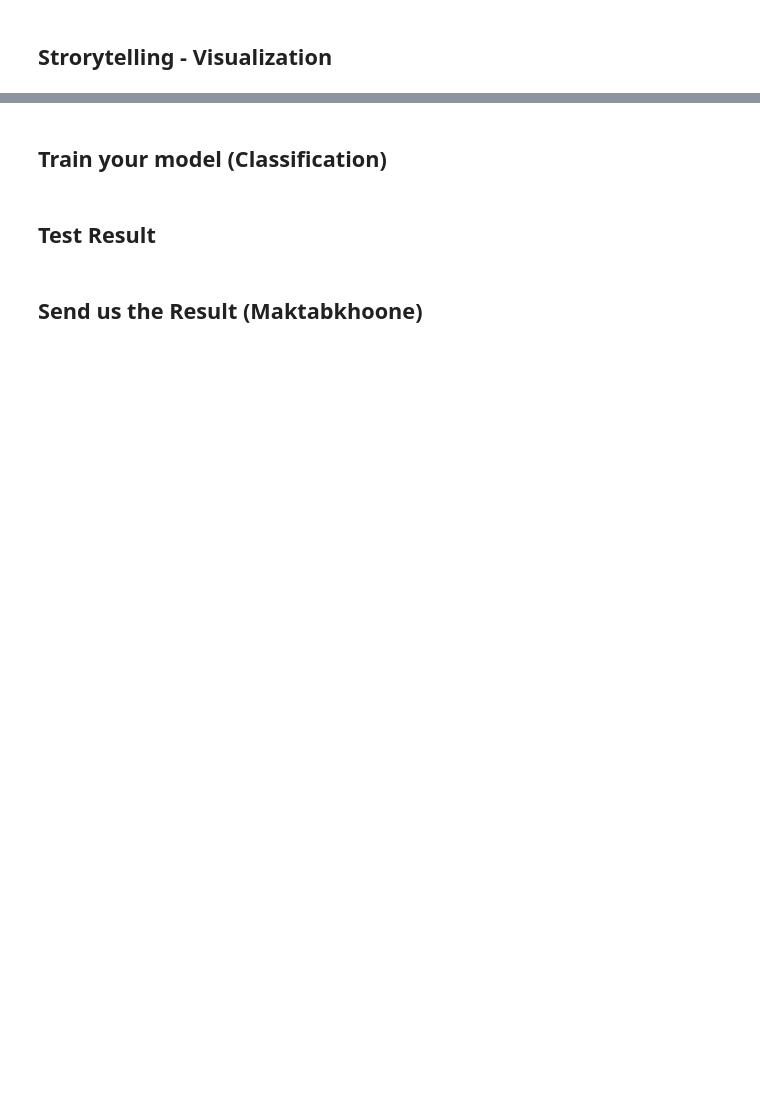
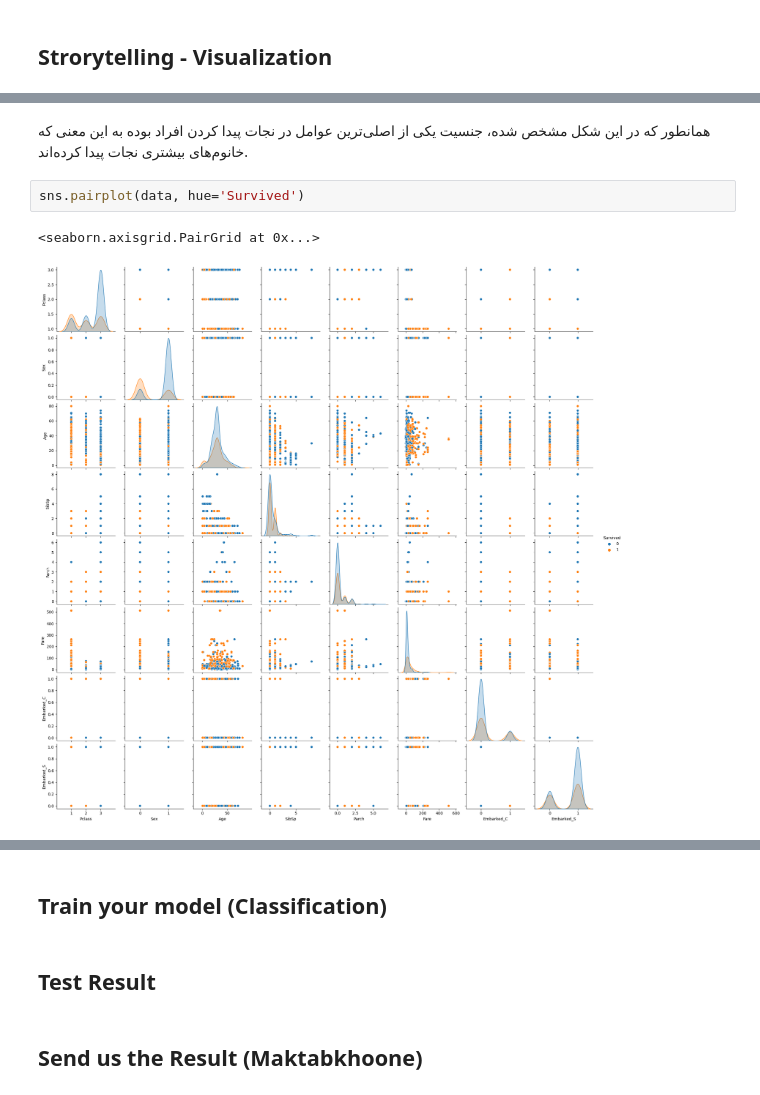
Before and after one commit to sgolestanian/titanic-classification, a Jupyter notebook: Mini Project 3.ipynb, the cells around one changed output, grey strips where cells are left out. Drawn from its saved outputs; the diff is of its cells as text; blank space fills up the shorter version.

```diff
--- a/Mini Project 3.ipynb
+++ b/Mini Project 3.ipynb
@@ -112,0 +254,7 @@ sns.heatmap(data.corr(), annot=True, cmap='Blues')
+# %% [markdown]
+همانطور که در این شکل مشخص شده، جنسیت یکی از اصلی‌ترین عوامل در نجات پیدا کردن افراد بوده به این معنی که خانوم‌های بیشتری نجات پیدا کرده‌اند.
+# %%
+sns.pairplot(data, hue='Survived')
+# %% [output]
+<seaborn.axisgrid.PairGrid at 0x...>
+[figure, added]
```
Also changed, not shown: parts of 18 cells of this notebook.
